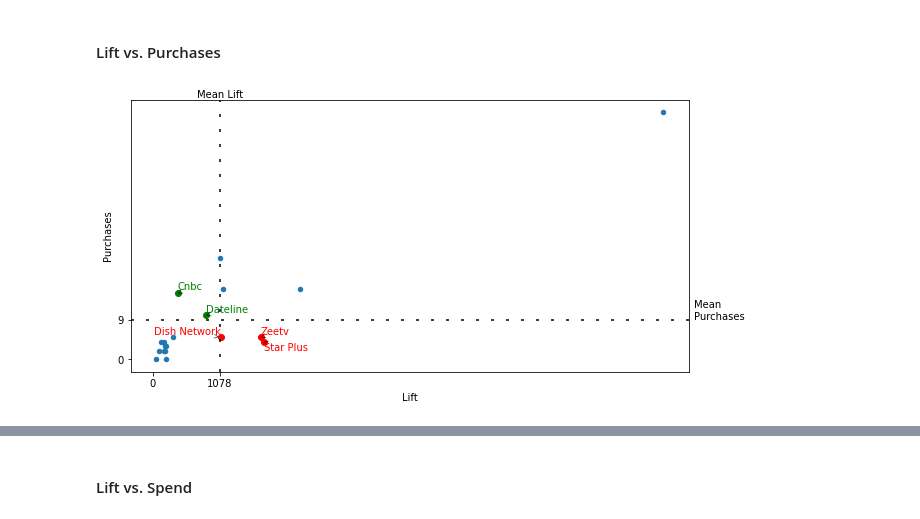
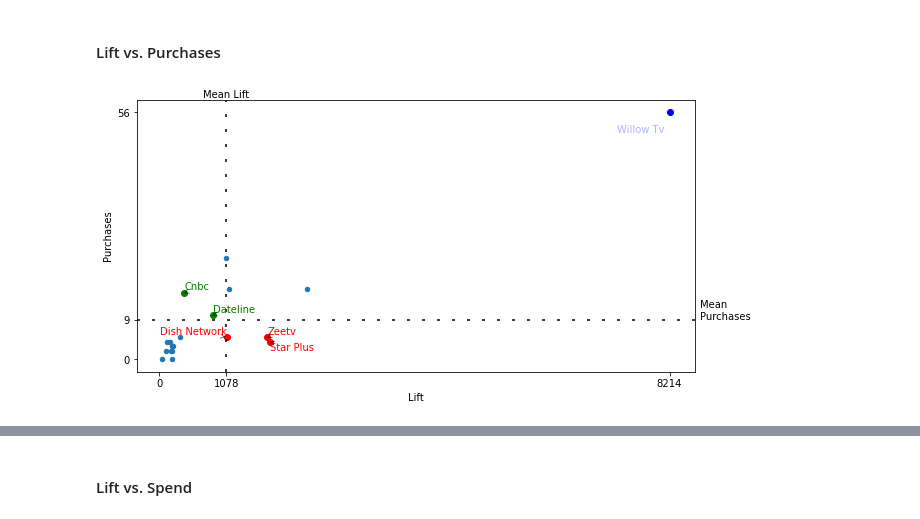
Before and after one commit to papir805/telepulse_ad_campaign_report, a Jupyter notebook: new_takehome_quiz_answers_with_presentation.ipynb, the cells around one changed output, grey strips where cells are left out. Cells and saved outputs as stored; diff of their text form; code cells hidden in the pictures.

```diff
--- a/new_takehome_quiz_answers_with_presentation.ipynb
+++ b/new_takehome_quiz_answers_with_presentation.ipynb
@@ -902,5 +904,5 @@ def make_scatter(df, x_field, y_field, x_units='', y_units='', color_1='green',
             only_move={'points':'y', 'texts':'y'},
             arrowprops=dict(arrowstyle="->", color='k', lw=0.5))
 
-    plt.show();
+    return fig, ax;
 # %%
@@ -1044,4 +1046,9 @@ def make_scatter2(df,
 scale=10
 # %% [markdown]
 #### Purchases vs. Spend
+# %%
+willow_tv = report_for_client.query("`Exit Survey Source` == 'Willow Tv'")
+willow_tv_purchases = willow_tv['Purchases']
+willow_tv_spend = willow_tv['Spend']
+willow_tv_lift = willow_tv['Lift']
 # %%
@@ -1069,10 +1084,29 @@ make_scatter2(df=report_for_client,
 # %% [markdown]
 #### Lift vs. Purchases
 # %%
-make_scatter(report_for_client,
-             x_field='Lift',
-             y_field='Purchases',
-             x_units='',
-             y_units='')
+fig, ax = make_scatter(report_for_client,
+                       x_field='Lift',
+                       y_field='Purchases',
+                       x_units='',
+                       y_units='')
+
+ax.scatter(willow_tv_lift, willow_tv_purchases, c='blue')
+text1 = ax.annotate(text='Willow Tv',
+            xy=(willow_tv_lift, willow_tv_purchases),
+            xytext=(-5, -20), textcoords='offset pixels',
+            ha='right',
+            color='blue',
+            alpha=0.3)
+
+# Label x and y values of outlier on xticks and yticks
+current_xticks = ax.get_xticks()
+updated_xticks = np.append(current_xticks, willow_tv['Lift'])
+ax.set_xticks(updated_xticks)
+
+current_yticks = ax.get_yticks()
+updated_yticks = np.append(current_yticks, willow_tv['Purchases'])
+ax.set_yticks(updated_yticks)
+
+plt.show()
 # %% [output]
-[figure, old version]
+[figure, new version]
```
Also changed, not shown: parts of 20 cells of this notebook, 4 other files.
